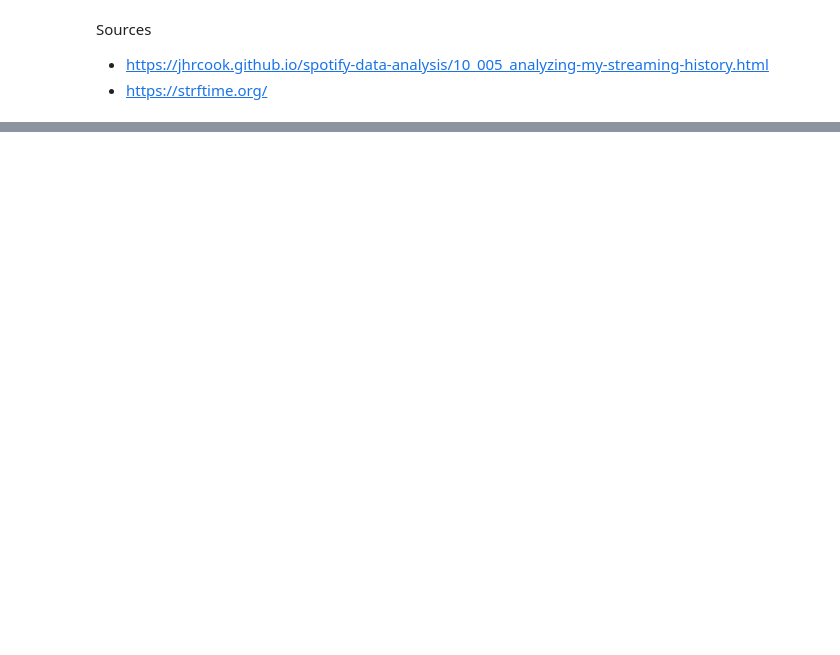
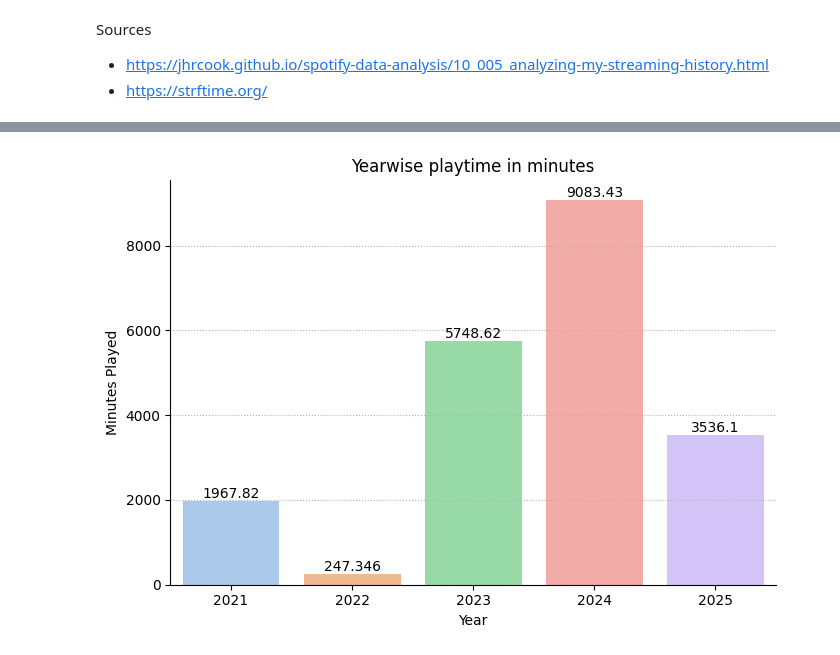
Before and after one commit to d1vij/spotify-data-analysis, a Jupyter notebook: analysis.ipynb, the cells around one changed output, grey strips where cells are left out. Cells and saved outputs as stored; diff of their text form; code cells hidden in the pictures; blank space fills up the shorter version.

```diff
--- a/analysis.ipynb
+++ b/analysis.ipynb
@@ -76,11 +71,13 @@ Plots.plot_1(most_played_tracks, 150, "150 Most played tracks", "Play count (sca
 # %%
 # yearwise listening minutes
 with_dates = df.copy(True)
 with_dates["ts"] = with_dates["ts"].apply(lambda ts: datetime.strftime(ts, "%Y"))
 grouped_by_ts = with_dates.groupby("ts")
 total_playtime = grouped_by_ts["ms_played"].sum()
 total_playtime = total_playtime.div(6e4)
-Plots.plot_2(total_playtime, "Yearwise playtime in minutes", "Year", "Minutes Played")
+Plots.simple_barplot(total_playtime, "Yearwise playtime in minutes", "Year", "Minutes Played")
+# %% [output]
+[figure, added]
 # %%
 def analysis_per_artist(frame: pd.DataFrame, artist:str):
     if(artist not in frame["master_metadata_album_artist_name"].values):
```
Also changed, not shown: parts of 23 cells of this notebook, 18 other files.
